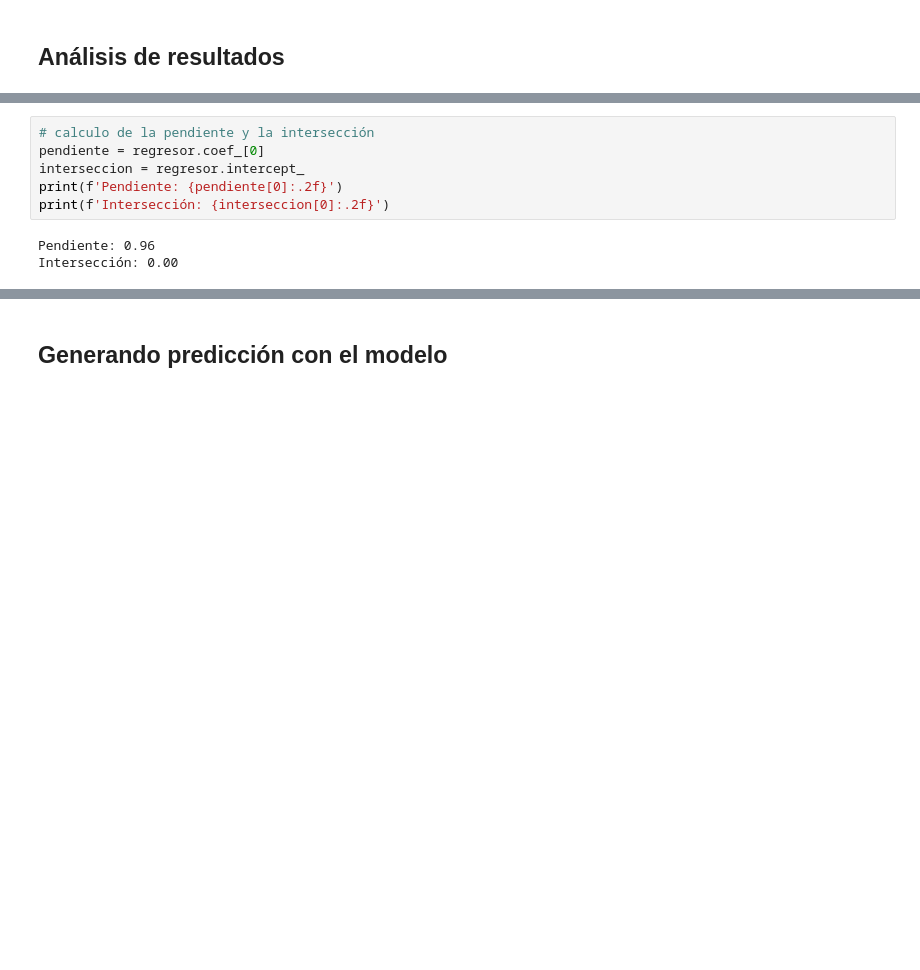
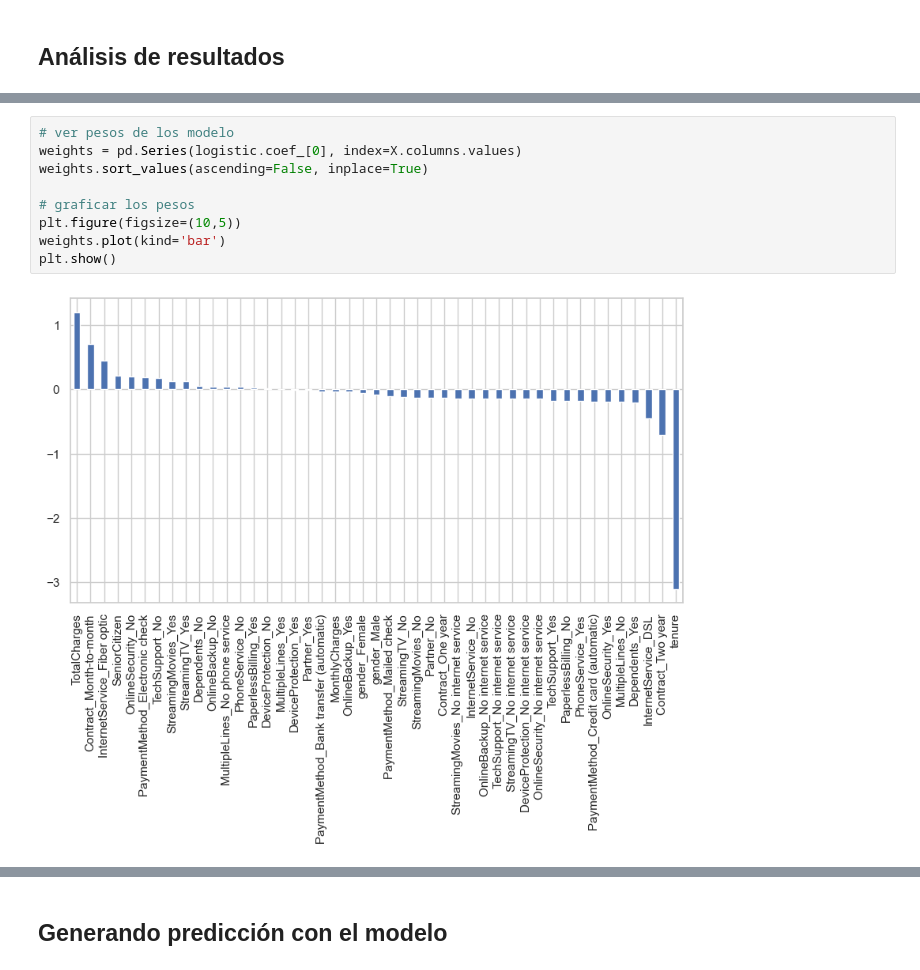
Before and after one commit to KevinrealG/notebooks, a Jupyter notebook: modelos/05a_regresion_logistica.ipynb, the cells around one changed output, grey strips where cells are left out. Drawn from its saved outputs; the diff is of its cells as text; blank space fills up the shorter version.

```diff
--- a/modelos/05a_regresion_logistica.ipynb
+++ b/modelos/05a_regresion_logistica.ipynb
@@ -256,9 +261,11 @@ r2
-# %%
-# calculo de la pendiente y la intersección
-pendiente = regresor.coef_[0]
-interseccion = regresor.intercept_
-print(f'Pendiente: {pendiente[0]:.2f}')
-print(f'Intersección: {interseccion[0]:.2f}')
-# %% [output]
-Pendiente: 0.96
-Intersección: 0.00
+# %%
+# ver pesos de los modelo
+weights = pd.Series(logistic.coef_[0], index=X.columns.values)
+weights.sort_values(ascending=False, inplace=True)
+
+# graficar los pesos
+plt.figure(figsize=(10,5))
+weights.plot(kind='bar')
+plt.show()
+# %% [output]
+[figure, added]
```
Also changed, not shown: parts of 16 cells of this notebook, 2 other files.
